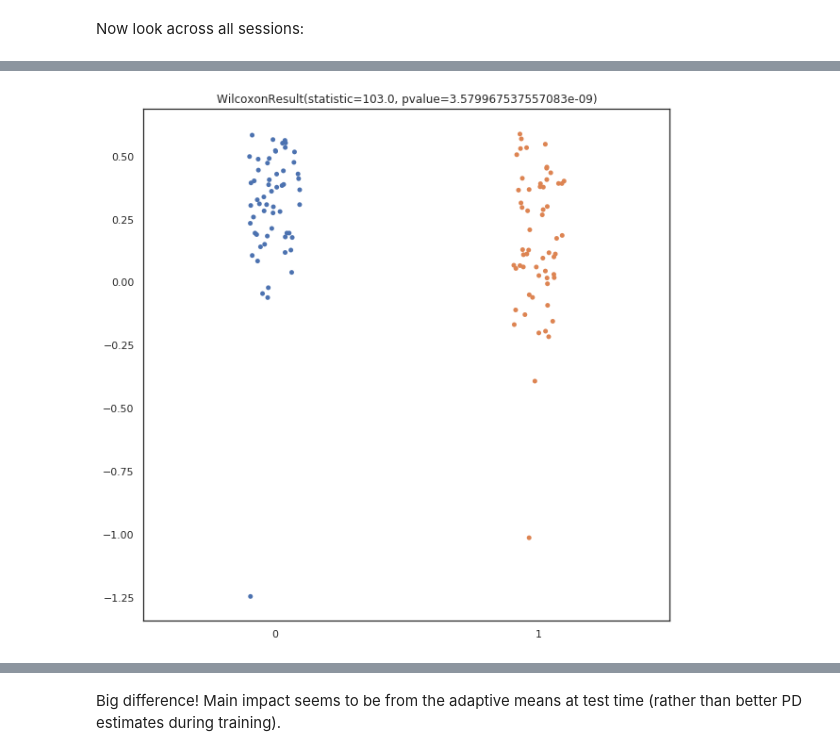
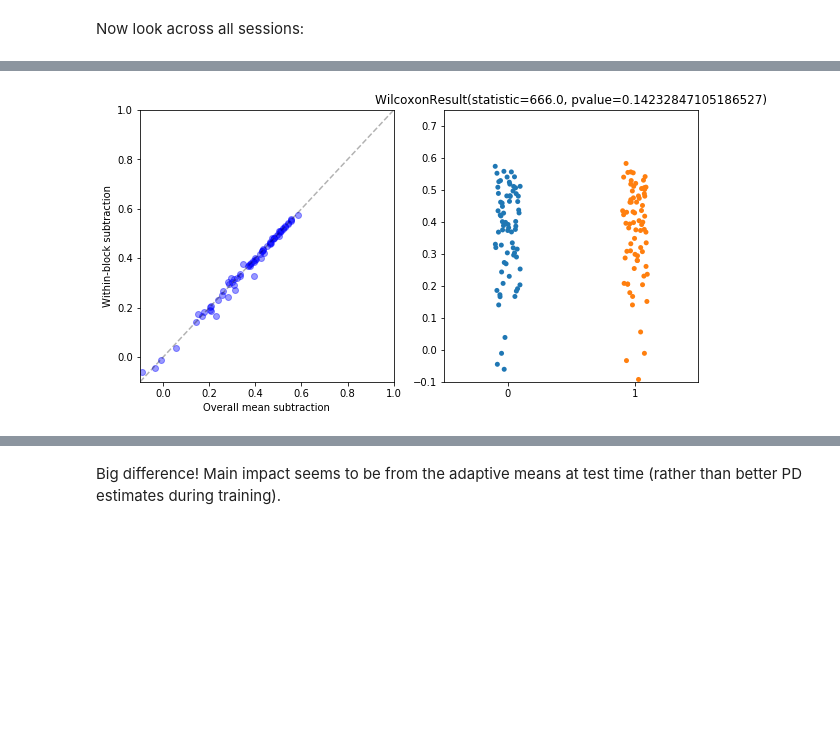
Before and after one commit to guyhwilson/nonstationarities, a Jupyter notebook: notebooks/example_MeanRecalibration.ipynb, the cells around one changed output, grey strips where cells are left out. Drawn from its saved outputs; the diff is of its cells as text; code cells hidden in the pictures; blank space fills up the shorter version.

Commit message:
updated sweeps; comparisons code

```diff
--- a/notebooks/example_MeanRecalibration.ipynb
+++ b/notebooks/example_MeanRecalibration.ipynb
@@ -131,12 +135,13 @@ Holdout performance (within-block mean recal): R^2 =  0.4412736419235652
 # %% [markdown]
 Now look across all sessions:
 # %%
-from recalibration_utils import get_BlockwiseMeanSubtracted
+from sklearn.linear_model import LinearRegression
 
-n_channels = 192
 task       = None
+train_size = 0.67
 sigma      = 2
 
+fields     = ['TX', 'cursorPos', 'targetPos']
 scores = np.zeros((len(files), 2))
 for i, f in enumerate(files):
     session    = DataStruct(f, causal_filter= sigma, alignScreens = True)
@@ -144,21 +149,22 @@ for i, f in enumerate(files):
     blocks     = None
 
     x, y           = list(), list()
-    xa, xb, ya, yb = getTrainTest(session, train_size = 0.67, task = task, blocks = blocks, shuffle = False, returnFlattened = True)
+    session_dat    = getTrainTest(session, train_size = train_size, task = task, blocks = blocks, fields = fields, returnFlattened = True)
 
     # overall mean subtraction:
-    train_x         = np.concatenate(xa)
-    test_x          = np.concatenate(xb)
-    train_x        -= train_x.mean(axis = 0)
-    test_x         -= train_x.mean(axis = 0)
+    train_x, test_x = subtractMeans(session_dat['train_TX'], session_dat['test_TX'],
+                                    method = 'overall', concatenate = True)
 
     # adaptive/within-block approach:
-    train_x_withinB, test_x_withinB = get_BlockwiseMeanSubtracted(xa, xb, concatenate = True)
+    session_dat    = getTrainTest(session, train_size = train_size, task = task, blocks = blocks, fields = fields, returnFlattened = True)
+    train_x_rolling, test_x_rolling = subtractMeans(session_dat['train_TX'], session_dat['test_TX'],
+                                                    method = 'blockwise', concatenate = True)
 
-    train_y         = np.concatenate(ya)
-    test_y          = np.concatenate(yb)
-    scores[i, 0]    = traintest_DecoderSupervised([train_x], [test_x], [train_y], [test_y])[0][0]
-    scores[i, 1]    = traintest_DecoderSupervised([train_x_withinB], [test_x_withinB], [train_y], [test_y])[0][0]
+    train_y         = np.concatenate(session_dat['train_targetPos']) - np.concatenate(session_dat['train_cursorPos'])
+    test_y          = np.concatenate(session_dat['test_targetPos']) - np.concatenate(session_dat['test_cursorPos'])
+
+    scores[i, 0]    = LinearRegression().fit(train_x, train_y).score(test_x, test_y)
+    scores[i, 1]    = LinearRegression().fit(train_x_rolling, train_y).score(test_x_rolling, test_y)
 
     if (i + 1) % 10 == 0:
         print(i+1, '/', len(files))
@@ -184,13 +179,27 @@ plt.show()
 # %%
+figSize(5, 10)
+from lineplots import comparisonScatterPlot
 import seaborn as sns
 
+lims = [-0.1, 1]
+
+plt.subplot(1, 2, 1)
+plt.scatter(scores[:, 0], scores[:, 1], alpha = 0.4, c = 'b')
+plt.xlim(lims)
+plt.ylim(lims)
+plt.plot(lims, lims, c = 'k', alpha = 0.3, linestyle = '--')
+plt.xlabel('Overall mean subtraction')
+plt.ylabel('Within-block subtraction')
+
+plt.subplot(1, 2, 2)
 sns.stripplot(data = [scores[:, 1], scores[:, 0]])
-#plt.ylim([-1.5, 1])
+plt.ylim([-0.1, 0.75])
 plt.title(str(scipy.stats.wilcoxon(scores[:, 0], scores[:, 1])))
-plt.savefig(fig_path + 'means/exampleshift_decoderComparison_wilcoxon.pdf', format = 'pdf')
+
+#plt.savefig(fig_path + 'means/exampleshift_decoderComparison_wilcoxon.pdf', format = 'pdf')
 plt.show()
 # %% [output]
-[figure, old version]
+[figure, new version]
 # %%
 figSize(5, 20)
 
```
Also changed, not shown: parts of 6 cells of this notebook, 27 other files.
